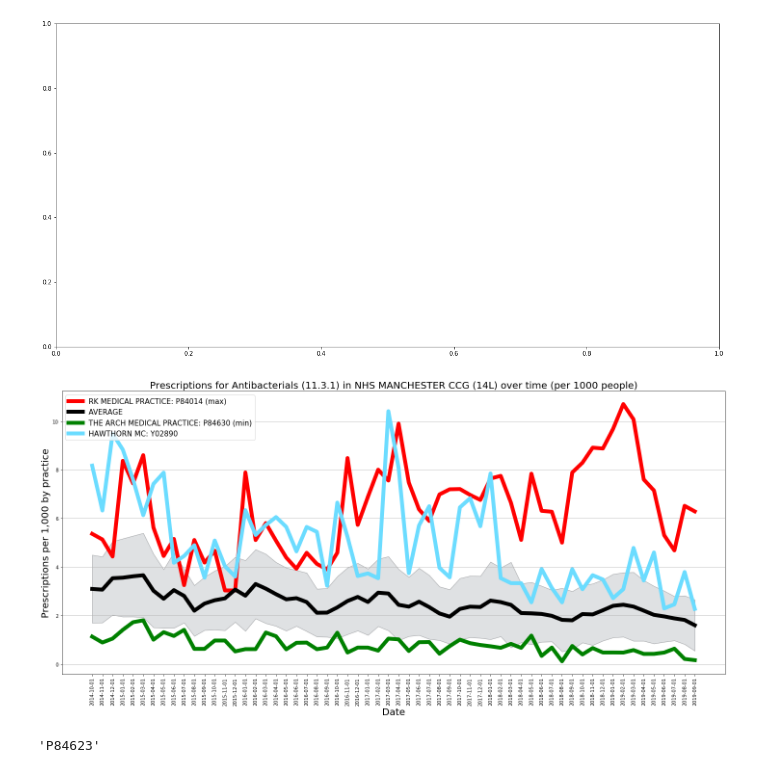
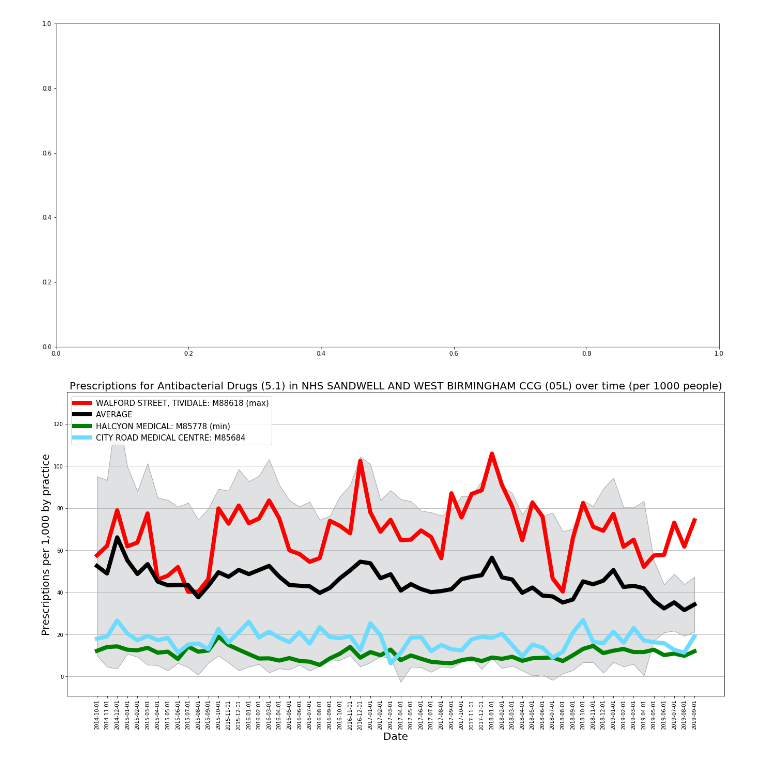
Before and after one commit to aaron-obrien/CCG_prescriptions_project, a Jupyter notebook: test.ipynb, the cells around one changed output. Drawn from its saved outputs; the diff is of its cells as text; code cells hidden in the pictures.

```diff
--- a/test.ipynb
+++ b/test.ipynb
@@ -521,6 +521,6 @@ def prescriptionsPlot(CCG, BNF, centre=''):
 # %%
 # displays codes in brackets.
 
-combined = prescriptionsPlot(CCG='manc', BNF='11.3.1',centre='haw')
+combined = prescriptionsPlot(CCG='birm', BNF='5.1', centre='city')
 # %% [output]
-[figure, old version]
+[figure, new version]
@@ -529,4 +526,0 @@ combined_data = getcombined('14L', '5.1')
-# %%
-combined_data[combined_data['row_name']=='ALEESHAN MEDICAL CENTRE']['row_id'].iloc[0]
-# %% [output]
-'P84623'
```
Also changed, not shown: parts of 2 cells of this notebook.
